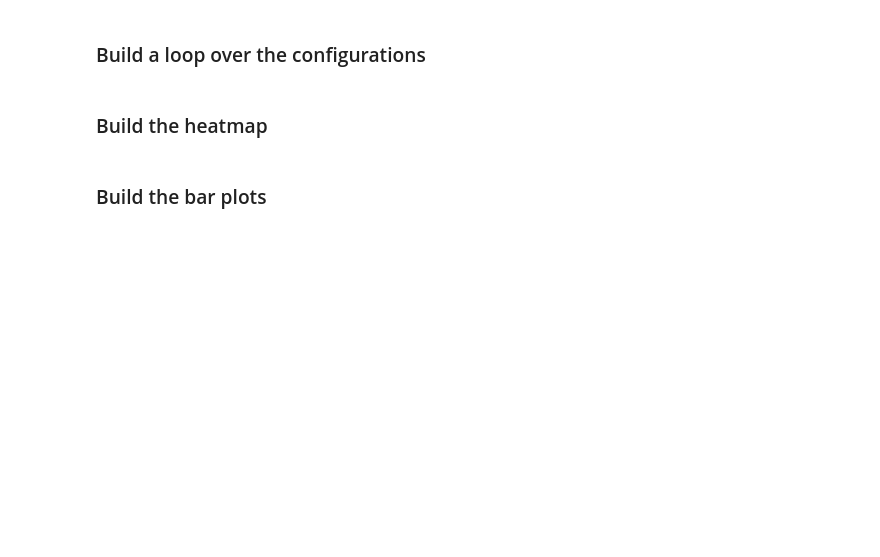
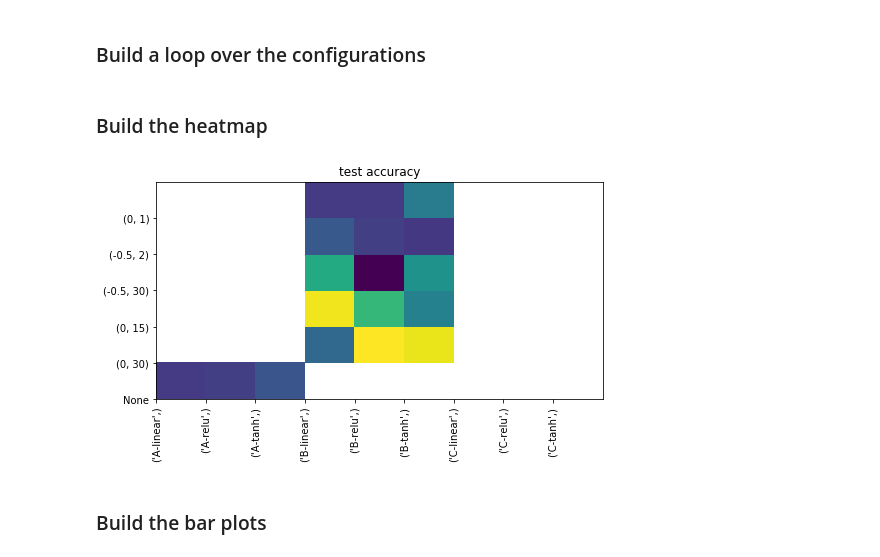
Before and after one commit to andresperez86/deepLaerning-, a Jupyter notebook: U2.09 - [TALLER] - Multimodal architectures.ipynb, the cells around one changed output. Cells and saved outputs as stored; diff of their text form; code cells hidden in the pictures; blank space fills up the shorter version.

```diff
--- a/U2.09 - [TALLER] - Multimodal architectures.ipynb
+++ b/U2.09 - [TALLER] - Multimodal architectures.ipynb
@@ -261,5 +285,5 @@ accuracy train 1.000
 # %%
-acc=get_accuracyB(activationfunct="linear", k_0=0, k_1=0)
+acc=get_accuracyB(activationfunct="relu", k_0=0, k_1=0)
 r_test.iloc[4][5]=acc
 r_test
 # %% [output]
@@ -266,0 +301,4 @@ ValueError: ignored
+# %%
+acc=get_accuracyB(activationfunct="tanh", k_0=0, k_1=0)
+r_test.iloc[5][5]=acc
+r_test
@@ -266,0 +317,14 @@ ValueError: ignored
+# %%
+def get_accuracyC(activationfunct="linear",location="1", k_0=0, k_1=0):
+  X_train_extra, X_test_extra = get_X_extra(y_train, y_test, k0=k_0, k1=k_1)
+  model = get_model_C(input_dim=X.shape[1], extra_info_dim=X_train_extra.shape[1], s1=50, s2=30, s3=20, s3_activation=activationfunct )#activationfunct
+  model.fit([X_train, X_train_extra], y_train_oh, epochs=200, batch_size=32, validation_data=([X_test, X_test_extra], y_test_oh), verbose=0)
+  preds_train = model.predict([X_train, X_train_extra]).argmax(axis=1)
+  preds_test = model.predict([X_test, X_test_extra]).argmax(axis=1)
+  print("accuracy train %.3f"%(np.mean(preds_train==y_train)))
+  accuracy=np.mean(preds_test==y_test)
+  return  accuracy
+# %%
+acc=get_accuracyC(activationfunct="tanh", k_0=-0.5, k_1=30)
+r_test.iloc[8][2]=acc
+r_test
@@ -283,3 +355,14 @@ plt.figure(figsize=(8,3))
+# %%
+plt.figure(figsize=(8,4))
+test_t=r_test.T.reindex(index=r_test.T.index[::-1])
+plt.pcolor(test_t)
+plt.xticks(np.arange(0, len(test_t.columns), 1), test_t.columns, rotation=90)
+plt.yticks(np.arange(0, len(test_t.index),1),test_t.index)
+plt.colormaps()
+plt.title("test accuracy")
+plt.show()
+# %% [output]
+[figure, added]
 # %% [markdown]
 ### Build the bar plots
 # %%
```
Also changed, not shown: parts of 7 cells of this notebook.
